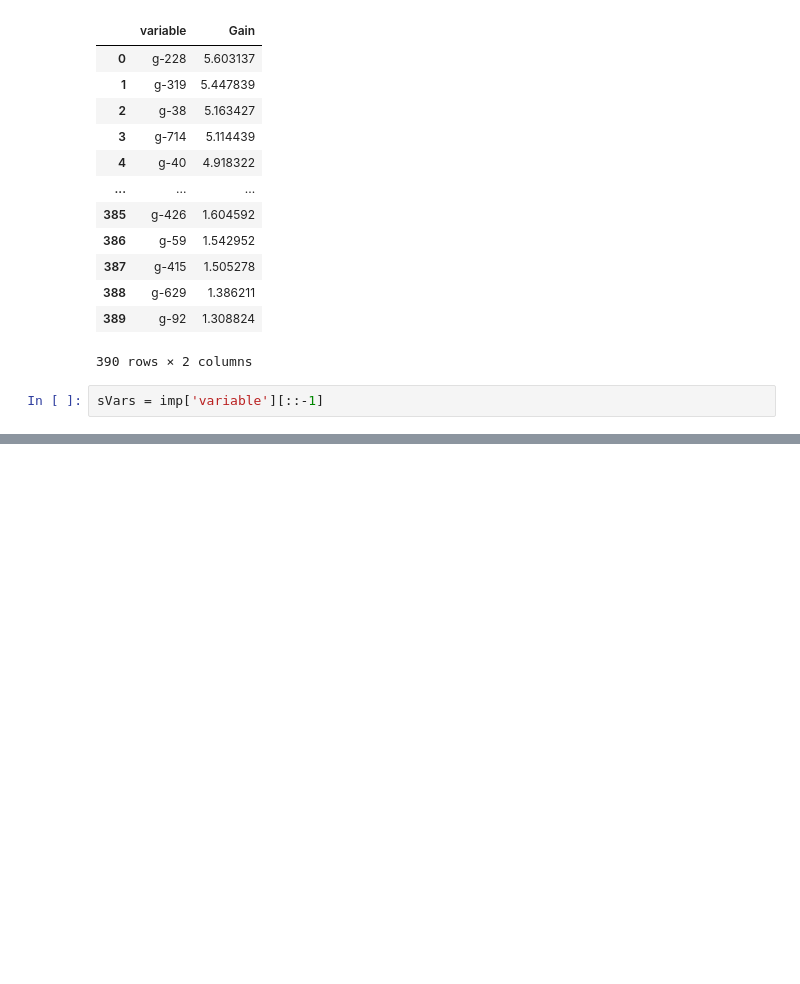
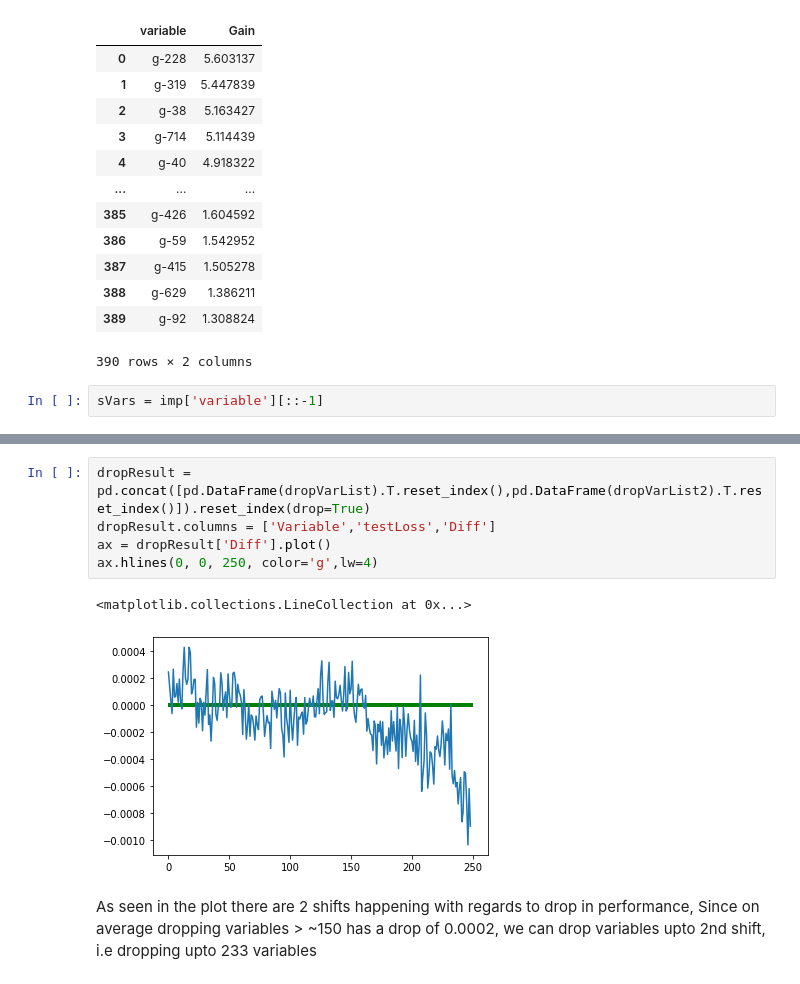
Before and after one commit to Seeker875/MoADrugDiscovery, a Jupyter notebook: dev/xgBoostParamTune.ipynb, the cells around one changed output, grey strips where cells are left out. Saved outputs shown, nothing was run; the diff lists cells and outputs as text; blank space fills up the shorter version.

```diff
--- a/dev/xgBoostParamTune.ipynb
+++ b/dev/xgBoostParamTune.ipynb
@@ -668,0 +747,11 @@ dropVarList
+# %%
+dropResult = pd.concat([pd.DataFrame(dropVarList).T.reset_index(),pd.DataFrame(dropVarList2).T.reset_index()]).reset_index(drop=True)
+dropResult.columns = ['Variable','testLoss','Diff']
+ax = dropResult['Diff'].plot()
+ax.hlines(0, 0, 250, color='g',lw=4)
+# %% [output]
+<matplotlib.collections.LineCollection at 0x...>
+[figure, added]
+# %% [markdown]
+As seen in the plot there are 2 shifts happening with regards to drop in performance,
+Since on average dropping variables > ~150 has a drop of 0.0002, we can drop variables upto 2nd shift, i.e dropping upto 233 variables
```
Also changed, not shown: parts of 26 cells of this notebook, 1 other file.
